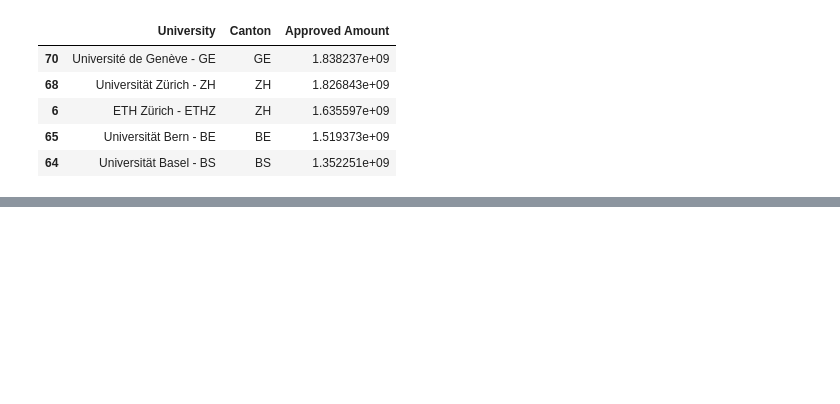
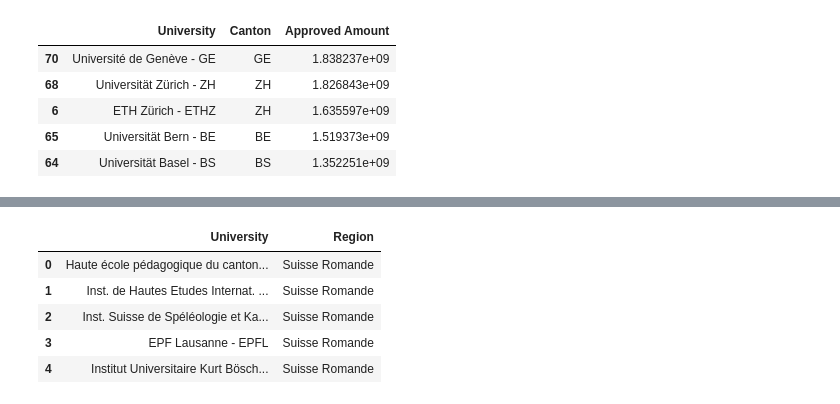
Before and after one commit to nathanquinteiro/ADA-Homework, a Jupyter notebook: 03 - Interactive Viz/Interactive Viz.ipynb, the cells around one changed output, grey strips where cells are left out. Cells and saved outputs as stored; diff of their text form; code cells hidden in the pictures; blank space fills up the shorter version.

```diff
--- a/03 - Interactive Viz/Interactive Viz.ipynb
+++ b/03 - Interactive Viz/Interactive Viz.ipynb
@@ -74,9 +62,10 @@ array(['Nicht zuteilbar - NA', 'Université de Genève - GE',
 
 from googleplaces import GooglePlaces, types, lang
 
-GOOGLE_API_KEY = 'NO_API_SPECIFIED'
+#Google Place API, use your own key
 google_places = GooglePlaces(GOOGLE_API_KEY)
 
+#GeoName API, feel free to use our account
 GEO_NAMES_ACCOUNT = "blip2"
 geolocator = geopy.geocoders.GeoNames(username=GEO_NAMES_ACCOUNT)
 # %% [markdown]
@@ -370,0 +443,25 @@ uni_canton_amount.groupby('Canton').sum().reset_index().sort_values('Approved Am
+# %%
+uni_zone_dict = {}
+for university in uni_adresses_dict_dataframe['University']:
+    canton = uni_canton_amount[uni_canton_amount.University == university]['Canton']
+    if(canton.item() == 'GE' or canton.item() == 'VD' or canton.item() == 'FR' or canton.item() == 'NE' or canton.item() == 'JU'):
+        uni_zone_dict[university] = 'Suisse Romande'
+    elif(canton.item() == 'VS'):
+        if(university == 'Pädagogische Hochschule Wallis - PHVS' or university == 'Fernfachhochschule Schweiz (Mitglied SUPSI) - FFHS'):
+            uni_zone_dict[university] = 'Schwyzerdütsch'
+        else:
+            uni_zone_dict[university] = 'Suisse Romande'
+    elif(canton.item() == 'TI'):
+        uni_zone_dict[university] = 'Svizzera Italiana'
+    else:
+        uni_zone_dict[university] = 'Schwyzerdütsch'
+uni_zone = pd.DataFrame([uni_zone_dict.keys(), uni_zone_dict.values()]).transpose()
+uni_zone.columns = ['University', 'Region']
+uni_zone.head()
+# %% [output]
+|  | University | Region |
+| 0 | Haute école pédagogique du canton... | Suisse Romande |
+| 1 | Inst. de Hautes Etudes Internat. ... | Suisse Romande |
+| 2 | Inst. Suisse de Spéléologie et Ka... | Suisse Romande |
+| 3 | EPF Lausanne - EPFL | Suisse Romande |
+| 4 | Institut Universitaire Kurt Bösch... | Suisse Romande |
```
Also changed, not shown: parts of 46 cells of this notebook, 2 other files.
